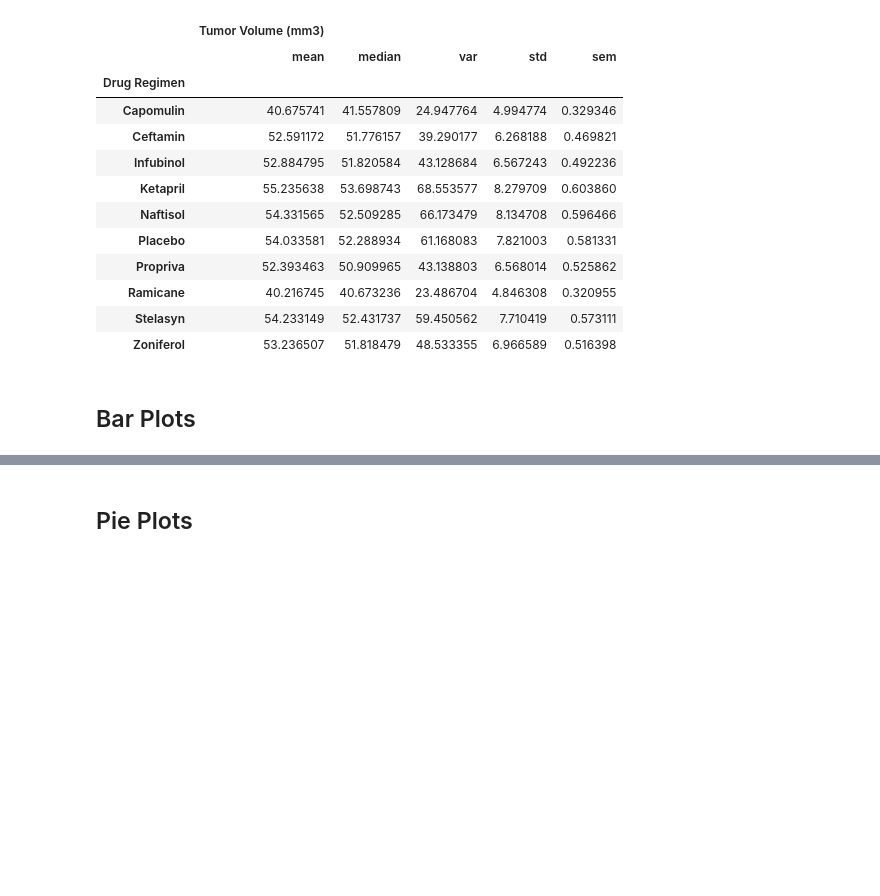
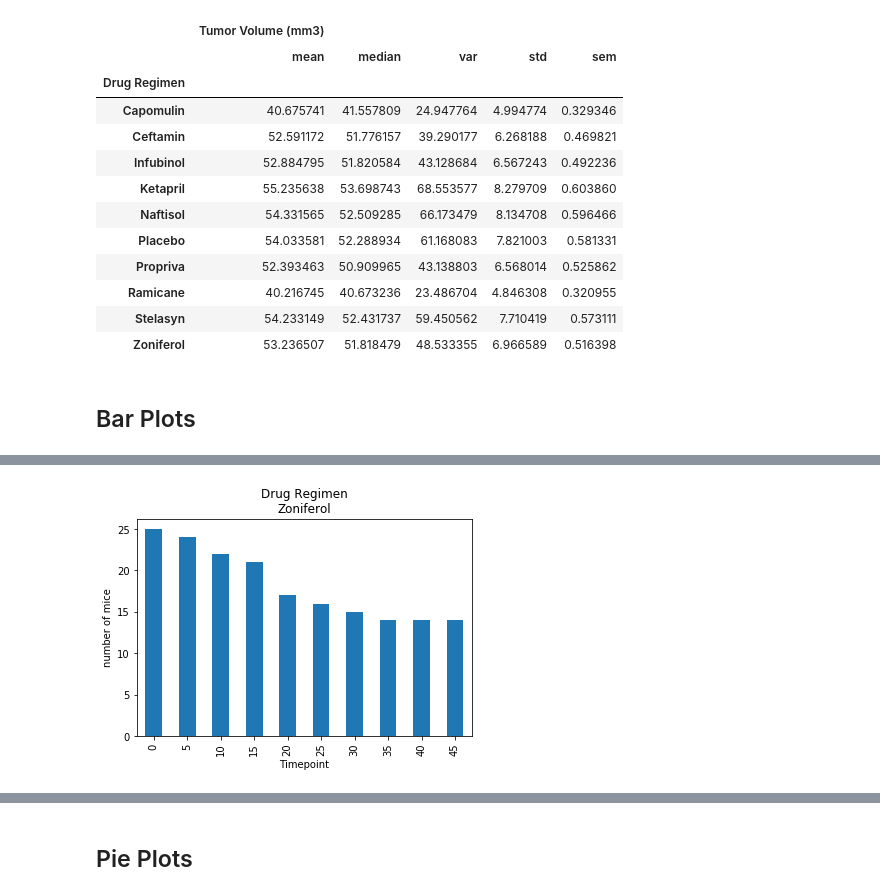
Before and after one commit to theaddies/05-Matplotlib, a Jupyter notebook: Pymaceuticals/pymaceuticals_starter.ipynb, the cells around one changed output, grey strips where cells are left out. Saved outputs shown, nothing was run; the diff lists cells and outputs as text; code cells hidden in the pictures; blank space fills up the shorter version.

```diff
--- a/Pymaceuticals/pymaceuticals_starter.ipynb
+++ b/Pymaceuticals/pymaceuticals_starter.ipynb
@@ -286,0 +295,8 @@ drug_stats_summary
+# %%
+plt.figure()
+ax2 = treatment_timepoint_df.loc['Zoniferol', :]['Mouse ID'].plot(kind='bar', title = 'Drug Regimen\nZoniferol')
+ax2.set_xlabel('Timepoint')
+ax2.set_ylabel('number of mice')
+plt.savefig('../plots/test.png')
+# %% [output]
+[figure, added]
```
Also changed, not shown: parts of 9 cells of this notebook, 1 other file.
